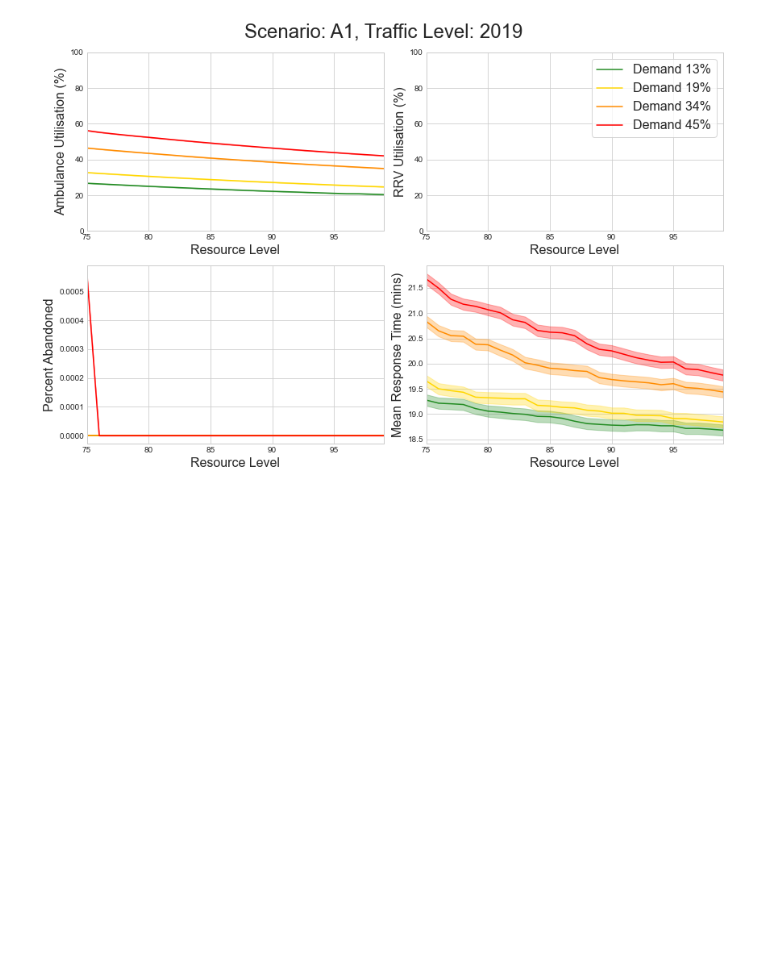
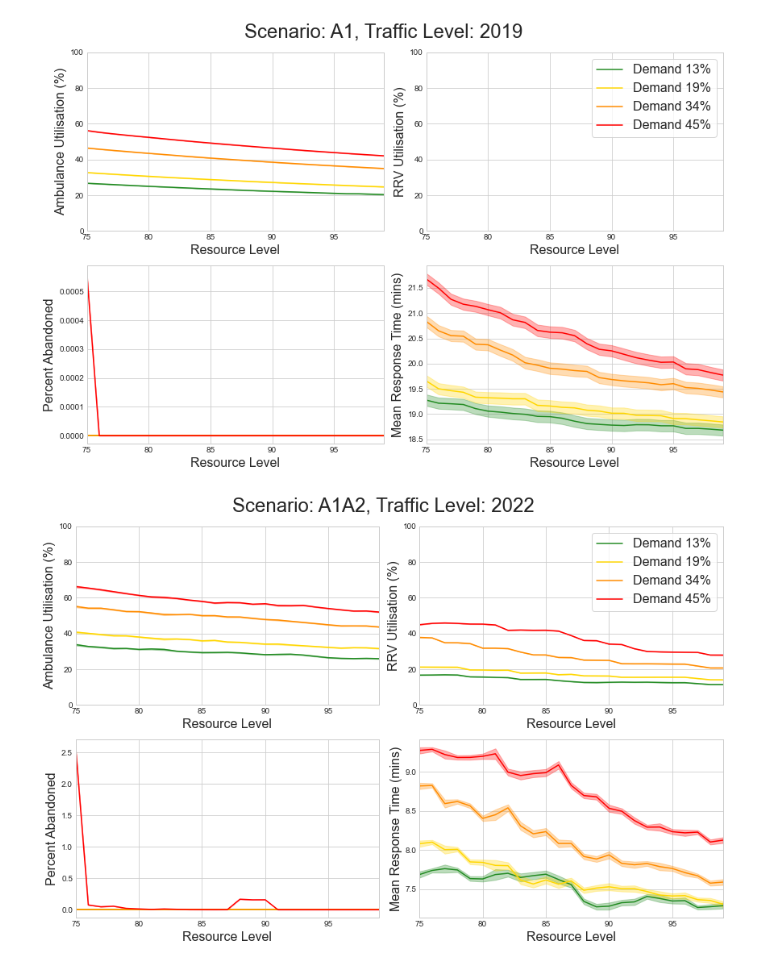
Before and after one commit to MarkTuson/ambulance_simulation, a Jupyter notebook: src/code/plotting.ipynb, the cells around one changed output. Drawn from its saved outputs; the diff is of its cells as text; code cells hidden in the pictures; blank space fills up the shorter version.

Commit message:
add 2022 results to plots

```diff
--- a/src/code/plotting.ipynb
+++ b/src/code/plotting.ipynb
@@ -103,2 +103,7 @@ fig.savefig('plot_A1_2019.pdf')
 # %% [output]
 [figure]
+# %%
+fig = plot_scenario_year('A1A2', 2022, 0.9);
+fig.savefig('../plots/plot_A1A2_2022.pdf')
+# %% [output]
+[figure, added]
```
Also changed, not shown: parts of 3 cells of this notebook, 8 other files.
